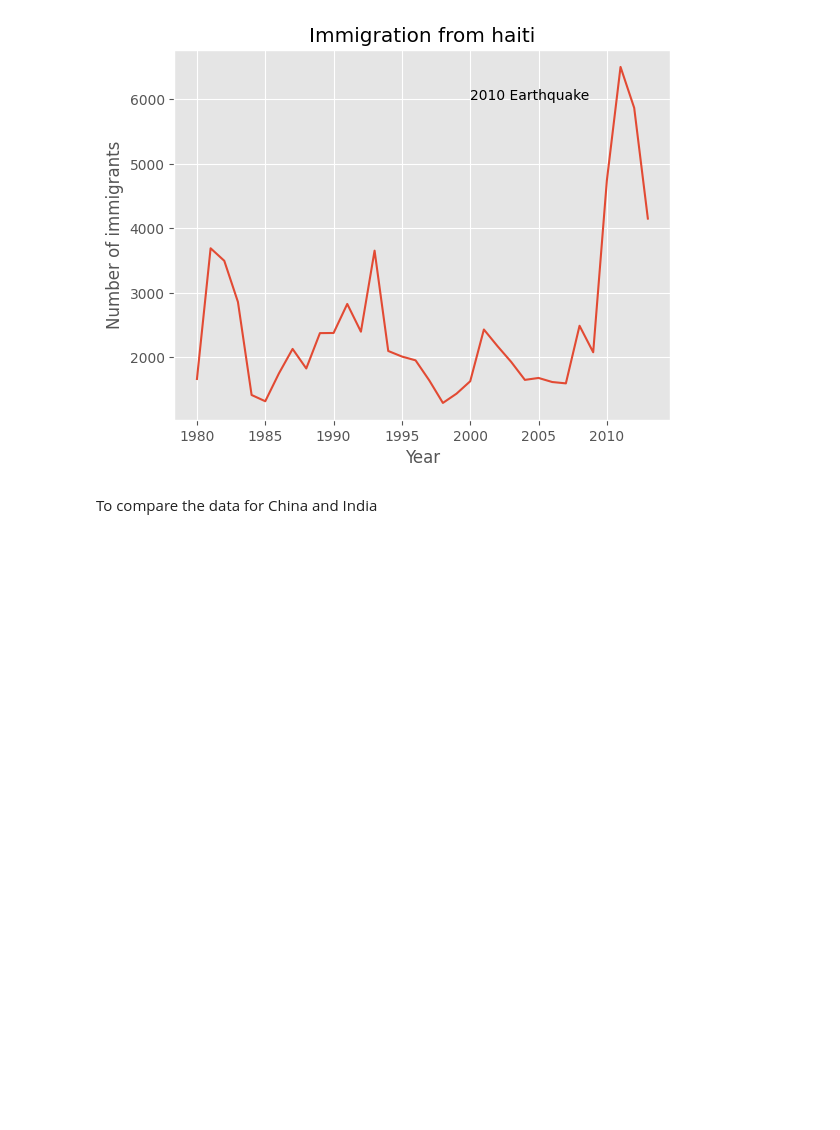
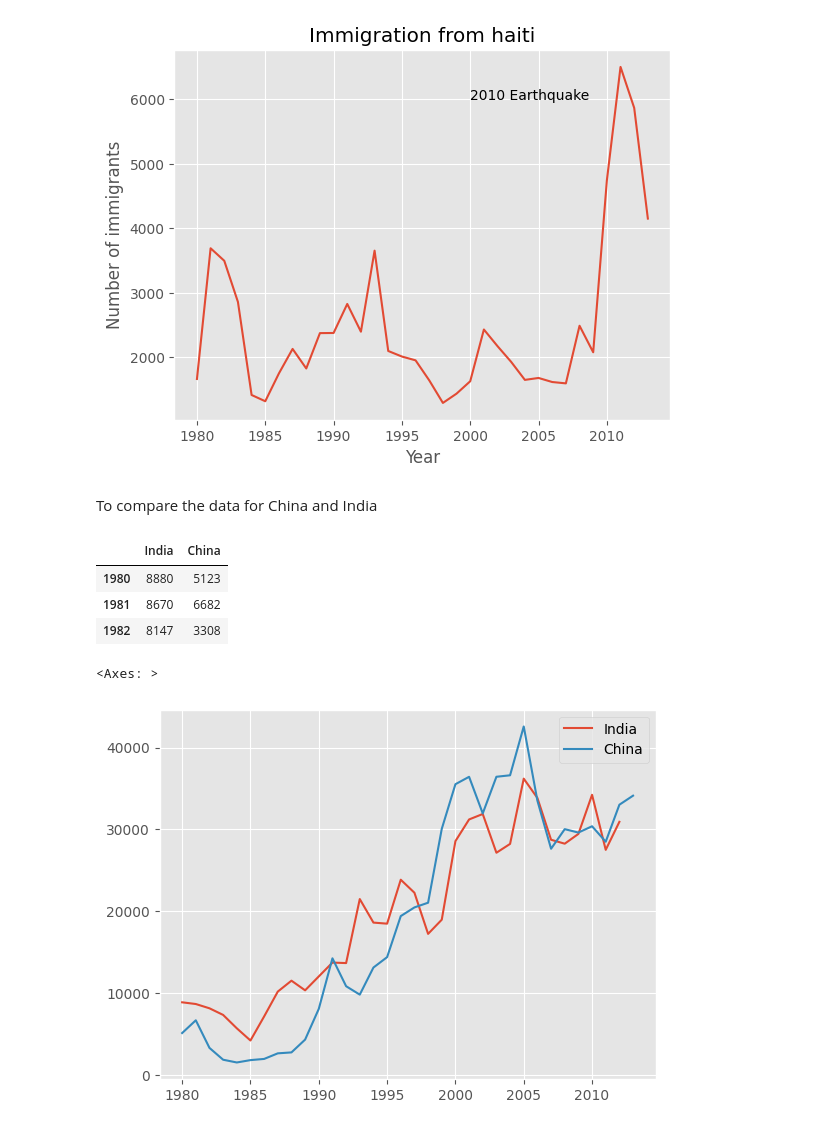
Before and after one commit to kenyyode/Practice-Visualization, a Jupyter notebook: visualizations.ipynb, the cells around one changed output. Drawn from its saved outputs; the diff is of its cells as text; code cells hidden in the pictures; blank space fills up the shorter version.

```diff
--- a/visualizations.ipynb
+++ b/visualizations.ipynb
@@ -63,3 +63,22 @@ plt.show()
 [figure]
 # %% [markdown]
 To compare the data for China and India
+# %%
+years_ = list(map(str, range(1980, 2013)))
+
+india = df.loc['India', years_].to_frame()
+china = df.loc["China", years].to_frame()
+
+df_ = pd.concat([india,  china], axis=1)
+# %%
+df_.head(3)
+# %% [output]
+|  | India | China |
+| 1980 | 8880 | 5123 |
+| 1981 | 8670 | 6682 |
+| 1982 | 8147 | 3308 |
+# %%
+df_.plot(kind="line")
+# %% [output]
+<Axes: >
+[figure, added]
```
